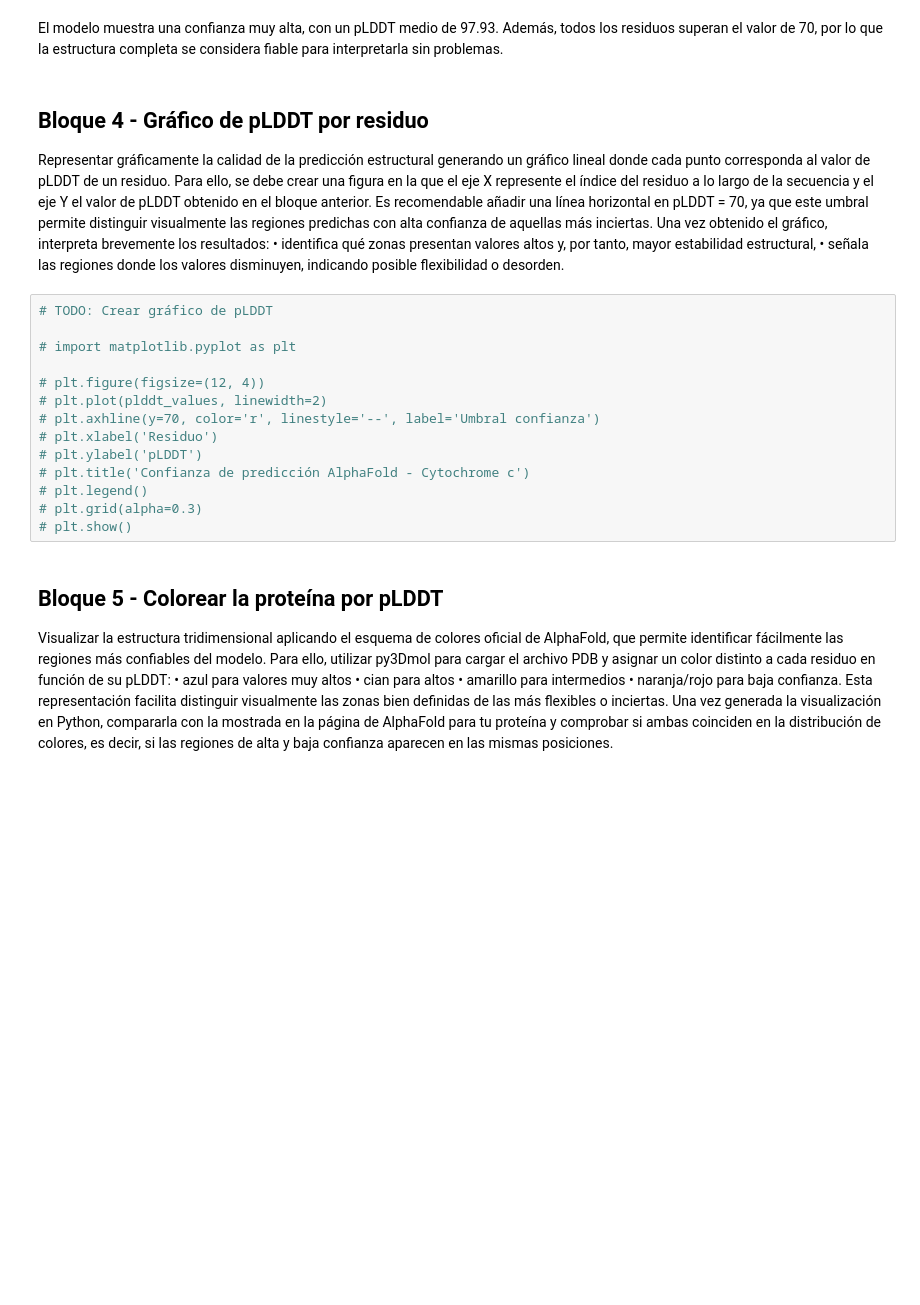
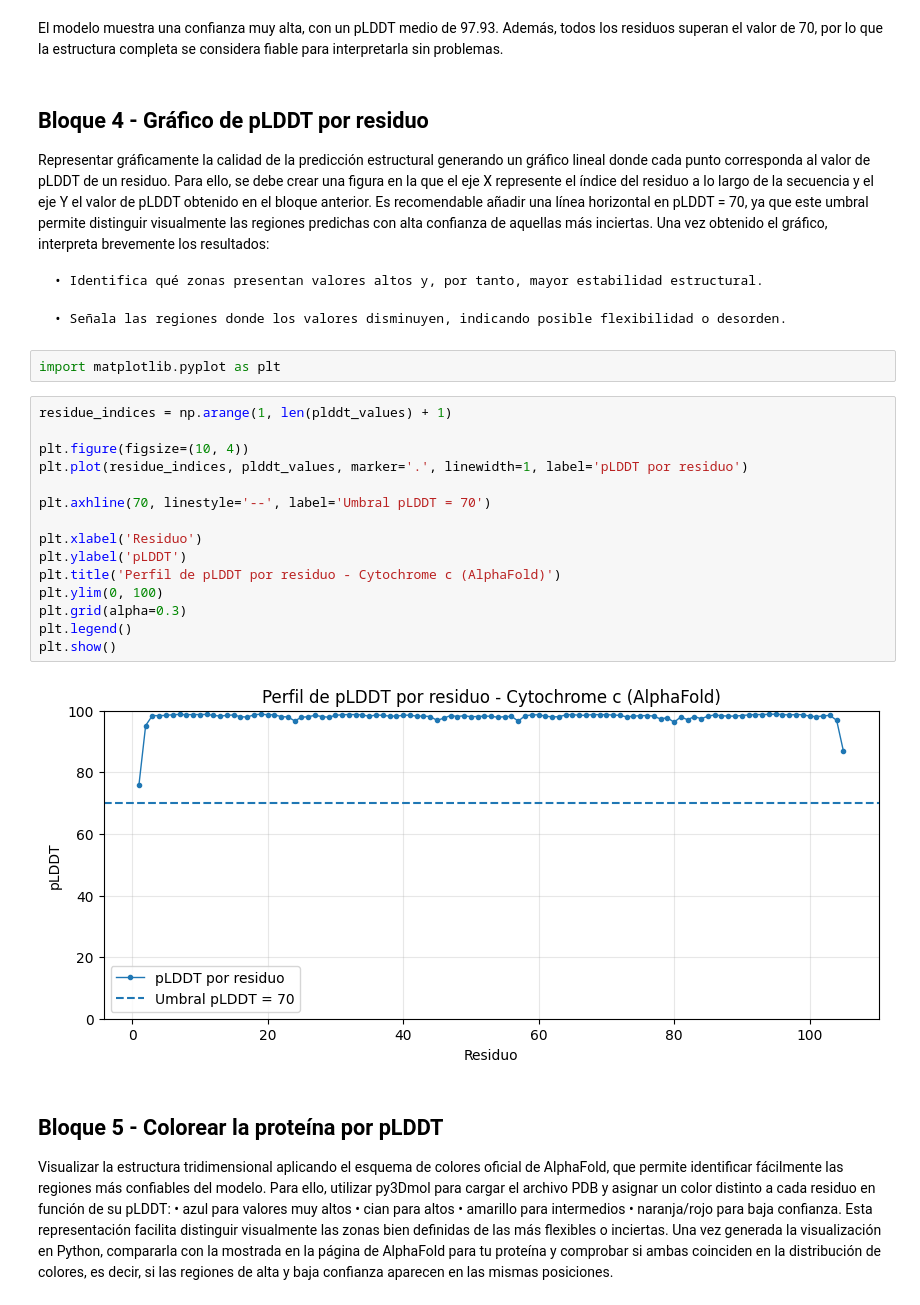
Before and after one commit to giselabcruz/alphafold-pymol, a Jupyter notebook: alphafold-exercises.ipynb, the cells around one changed output. Cells and saved outputs as stored; diff of their text form; blank space fills up the shorter version.

Commit message:
add: exercise 4 graphic

```diff
--- a/alphafold-exercises.ipynb
+++ b/alphafold-exercises.ipynb
@@ -297,22 +297,29 @@ corresponda al valor de pLDDT de un residuo. Para ello, se debe crear una figura
 del residuo a lo largo de la secuencia y el eje Y el valor de pLDDT obtenido en el bloque anterior. Es recomendable
 añadir una línea horizontal en pLDDT = 70, ya que este umbral permite distinguir visualmente las regiones predichas
 con alta confianza de aquellas más inciertas. Una vez obtenido el gráfico, interpreta brevemente los resultados:
-• identifica qué zonas presentan valores altos y, por tanto, mayor estabilidad estructural,
-• señala las regiones donde los valores disminuyen, indicando posible flexibilidad o desorden.
+
+    • Identifica qué zonas presentan valores altos y, por tanto, mayor estabilidad estructural.
+
+    • Señala las regiones donde los valores disminuyen, indicando posible flexibilidad o desorden.
+# %%
+import matplotlib.pyplot as plt
 # %%
-# TODO: Crear gráfico de pLDDT
+residue_indices = np.arange(1, len(plddt_values) + 1)
 
-# import matplotlib.pyplot as plt
+plt.figure(figsize=(10, 4))
+plt.plot(residue_indices, plddt_values, marker='.', linewidth=1, label='pLDDT por residuo')
 
-# plt.figure(figsize=(12, 4))
-# plt.plot(plddt_values, linewidth=2)
-# plt.axhline(y=70, color='r', linestyle='--', label='Umbral confianza')
-# plt.xlabel('Residuo')
-# plt.ylabel('pLDDT')
-# plt.title('Confianza de predicción AlphaFold - Cytochrome c')
-# plt.legend()
-# plt.grid(alpha=0.3)
-# plt.show()
+plt.axhline(70, linestyle='--', label='Umbral pLDDT = 70')
+
+plt.xlabel('Residuo')
+plt.ylabel('pLDDT')
+plt.title('Perfil de pLDDT por residuo - Cytochrome c (AlphaFold)')
+plt.ylim(0, 100)
+plt.grid(alpha=0.3)
+plt.legend()
+plt.show()
+# %% [output]
+[figure, added]
 # %% [markdown]
 ## Bloque 5 - Colorear la proteína por pLDDT
 
```
Also changed, not shown: parts of 1 cell of this notebook.
